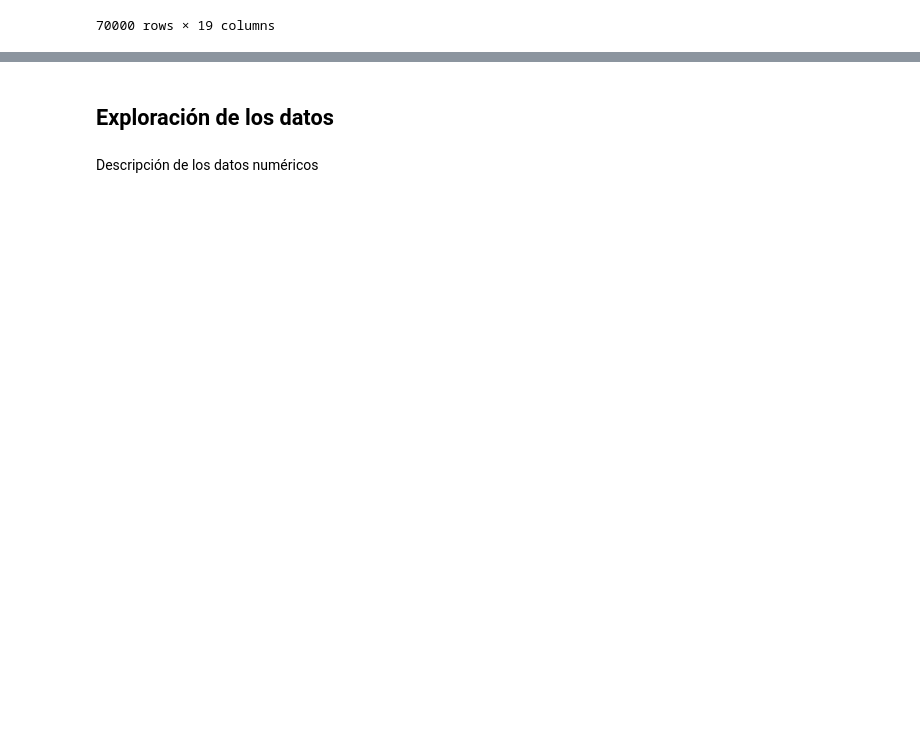
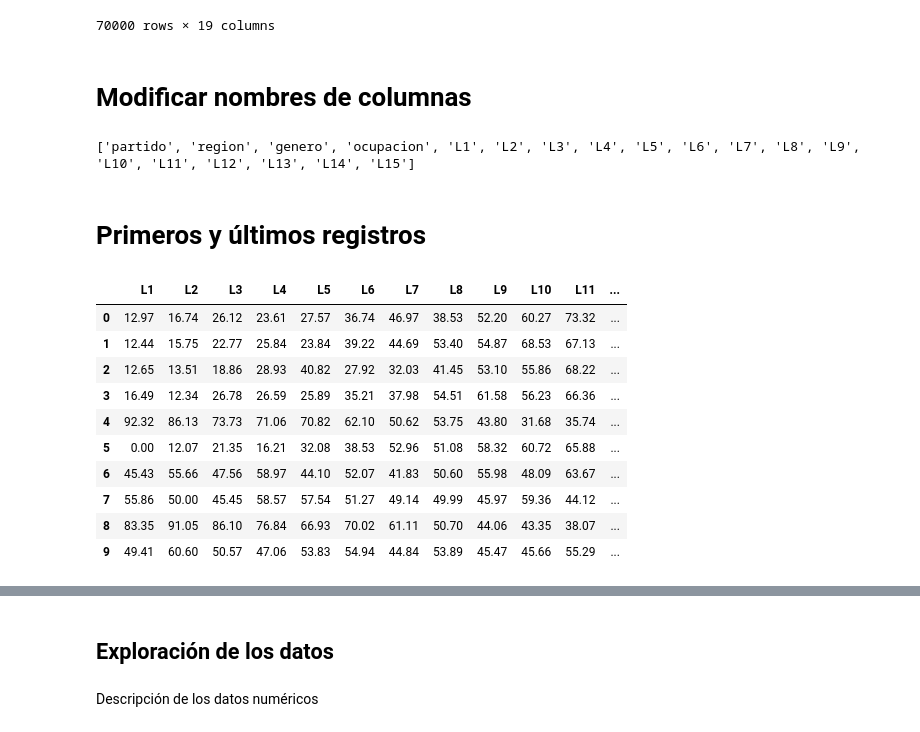
Before and after one commit to rpizarrog/machine_learning_r_python_casos_de_estudio, a Jupyter notebook: notebook_Python/UMAP_datos_de_política.ipynb, the cells around one changed output, grey strips where cells are left out. Drawn from its saved outputs; the diff is of its cells as text; code cells hidden in the pictures; blank space fills up the shorter version.

```diff
--- a/notebook_Python/UMAP_datos_de_política.ipynb
+++ b/notebook_Python/UMAP_datos_de_política.ipynb
@@ -265,3 +540,54 @@ datos_originales
 | 69998 | Partido Progresista | Centro | Hombre | Comerciante | 88.28 | 76.46 | ... |
 | 69999 | Partido Conservador | Este | Mujer | Político | 12.18 | 16.26 | ... |
 70000 rows × 19 columns
+# %% [markdown]
+# Modificar nombres de columnas
+# %%
+# Diccionario de nombres cortos
+renombrar = {
+    'Partido': 'partido',
+    'Region': 'region',
+    'Genero': 'genero',
+    'Ocupacion': 'ocupacion',
+    'Ley de Servicios de Salud Universales': 'L1',
+    'Ley para la Educación Pública Gratuita':'L2',
+    'Ley de Protección de la Inmigración':'L3',
+    'Ley de Apoyo a la Tecnología Sostenible':'L4',
+    'Ley de Acceso al Empleo Digno':'L5',
+    'Ley de Fomento a la Pequeña Ganadería':'L6',
+    'Ley de Incentivos al Turismo Comunitario':'L7',
+    'Ley de Modernización de la Industria':'L8',
+    'Ley para el Comercio Justo':'L9',
+    'Ley de Infraestructura Ciudadana':'L10',
+    'Ley de Protección Forestal Privada':'L11',
+    'Ley para la Seguridad Fronteriza':'L12',
+    'Ley de Pensiones Privadas':'L13',
+    'Ley de Reducción de Impuestos a la Industria':'L14',
+    'Ley de Libre Mercado y Comercio Internacional':'L15'
+
+}
+
+# Renombrar
+datos = datos_originales.rename(columns=renombrar)
+
+# Verificar resultado
+print(datos.columns.tolist())
+# %% [output]
+['partido', 'region', 'genero', 'ocupacion', 'L1', 'L2', 'L3', 'L4', 'L5', 'L6', 'L7', 'L8', 'L9', 'L10', 'L11', 'L12', 'L13', 'L14', 'L15']
+# %% [markdown]
+# Primeros y últimos registros
+# %%
+head10 = datos.select_dtypes(include='number').head(10)
+head10
+# %% [output]
+|  | L1 | L2 | L3 | L4 | L5 | L6 | L7 | L8 | L9 | L10 | L11 | ... |
+| 0 | 12.97 | 16.74 | 26.12 | 23.61 | 27.57 | 36.74 | 46.97 | 38.53 | 52.20 | 60.27 | 73.32 | ... |
+| 1 | 12.44 | 15.75 | 22.77 | 25.84 | 23.84 | 39.22 | 44.69 | 53.40 | 54.87 | 68.53 | 67.13 | ... |
+| 2 | 12.65 | 13.51 | 18.86 | 28.93 | 40.82 | 27.92 | 32.03 | 41.45 | 53.10 | 55.86 | 68.22 | ... |
+| 3 | 16.49 | 12.34 | 26.78 | 26.59 | 25.89 | 35.21 | 37.98 | 54.51 | 61.58 | 56.23 | 66.36 | ... |
+| 4 | 92.32 | 86.13 | 73.73 | 71.06 | 70.82 | 62.10 | 50.62 | 53.75 | 43.80 | 31.68 | 35.74 | ... |
+| 5 | 0.00 | 12.07 | 21.35 | 16.21 | 32.08 | 38.53 | 52.96 | 51.08 | 58.32 | 60.72 | 65.88 | ... |
+| 6 | 45.43 | 55.66 | 47.56 | 58.97 | 44.10 | 52.07 | 41.83 | 50.60 | 55.98 | 48.09 | 63.67 | ... |
+| 7 | 55.86 | 50.00 | 45.45 | 58.57 | 57.54 | 51.27 | 49.14 | 49.99 | 45.97 | 59.36 | 44.12 | ... |
+| 8 | 83.35 | 91.05 | 86.10 | 76.84 | 66.93 | 70.02 | 61.11 | 50.70 | 44.06 | 43.35 | 38.07 | ... |
+| 9 | 49.41 | 60.60 | 50.57 | 47.06 | 53.83 | 54.94 | 44.84 | 53.89 | 45.47 | 45.66 | 55.29 | ... |
```
Also changed, not shown: parts of 13 cells of this notebook.
